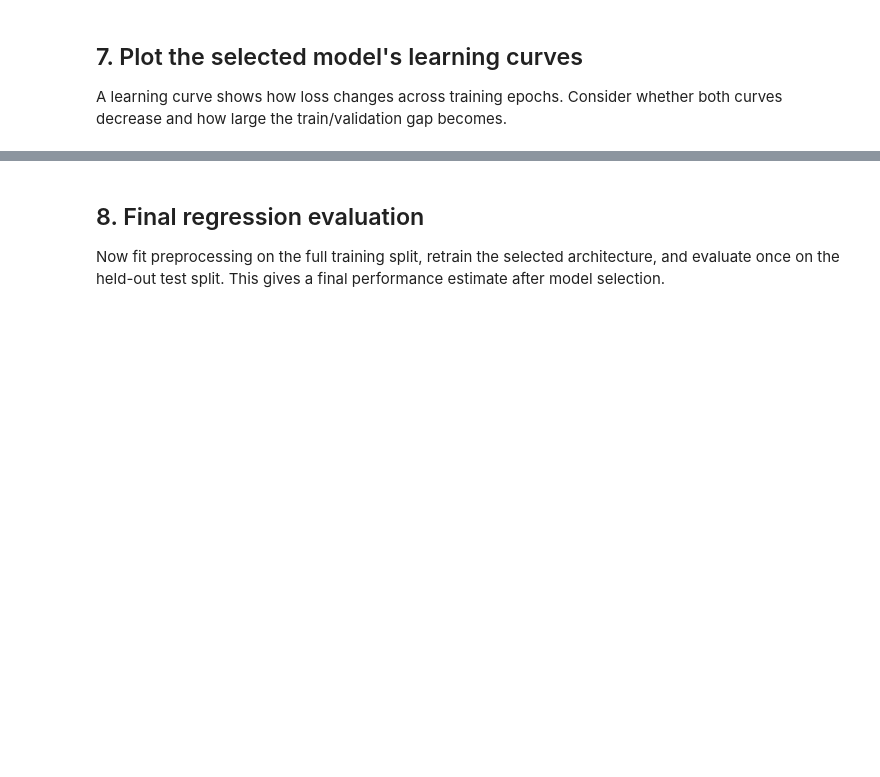
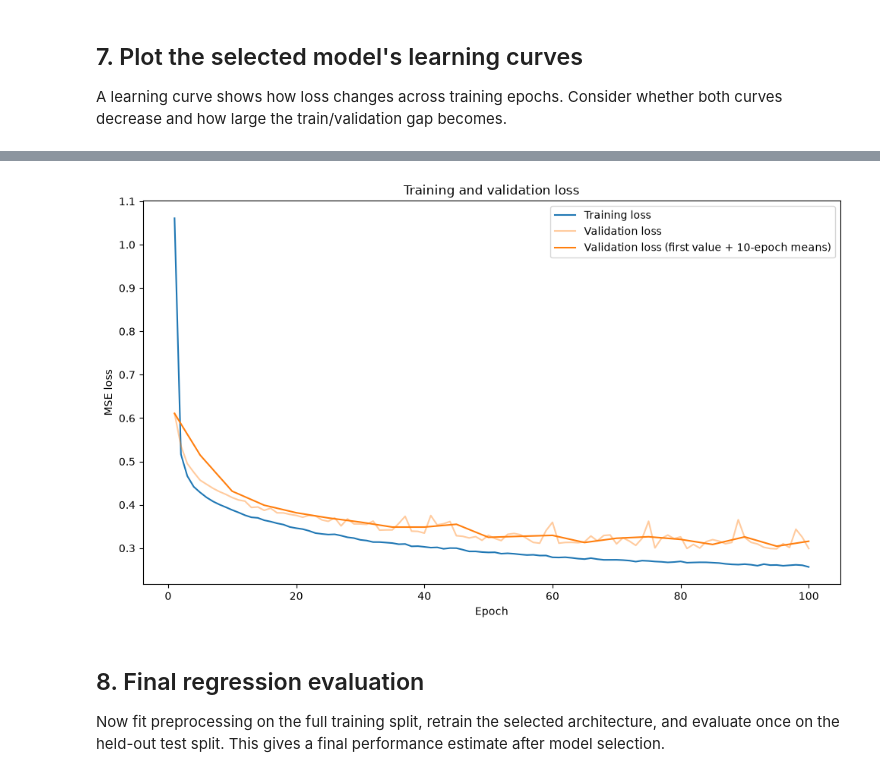
Before and after one commit to ZenzSeb/DLEx1, a Jupyter notebook: Assignment1_Guided.ipynb, the cells around one changed output, grey strips where cells are left out. Cells and saved outputs as stored; diff of their text form; code cells hidden in the pictures; blank space fills up the shorter version.

```diff
--- a/Assignment1_Guided.ipynb
+++ b/Assignment1_Guided.ipynb
@@ -359,3 +359,24 @@ plt.show()
+# %%
+train_losses = np.array(best_history["train_loss"])
+val_losses = np.array(best_history["val_loss"])
+
+smooth_epochs = 5
+val_losses_smoothed = np.concatenate(([val_losses[0]], val_losses.reshape(-1, smooth_epochs).mean(axis=1)))
+epochs = np.arange(1, len(train_losses) + 1)
+smoothed_epochs = np.concatenate(([epochs[0]], epochs[smooth_epochs - 1::smooth_epochs]))
+
+plt.figure(figsize=(10, 6))
+plt.plot(epochs, train_losses, color="tab:blue", label="Training loss")
+plt.plot(epochs, val_losses, color="tab:orange", alpha=0.4, label="Validation loss")
+plt.plot(smoothed_epochs, val_losses_smoothed, color="tab:orange", label="Validation loss (first value + 10-epoch means)")
+plt.title("Training and validation loss")
+plt.xlabel("Epoch")
+plt.ylabel("MSE loss")
+plt.legend()
+plt.tight_layout()
+plt.show()
+# %% [output]
+[figure, added]
 # %% [markdown]
 ## 8. Final regression evaluation
 
```
Also changed, not shown: parts of 1 cell of this notebook, 1 other file.
